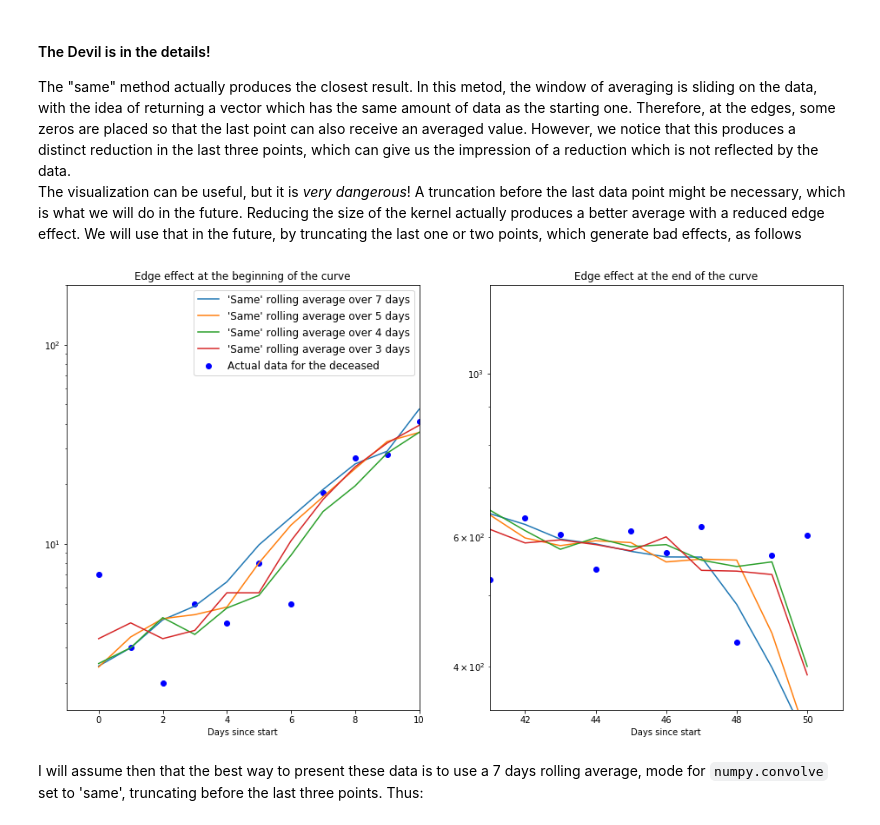
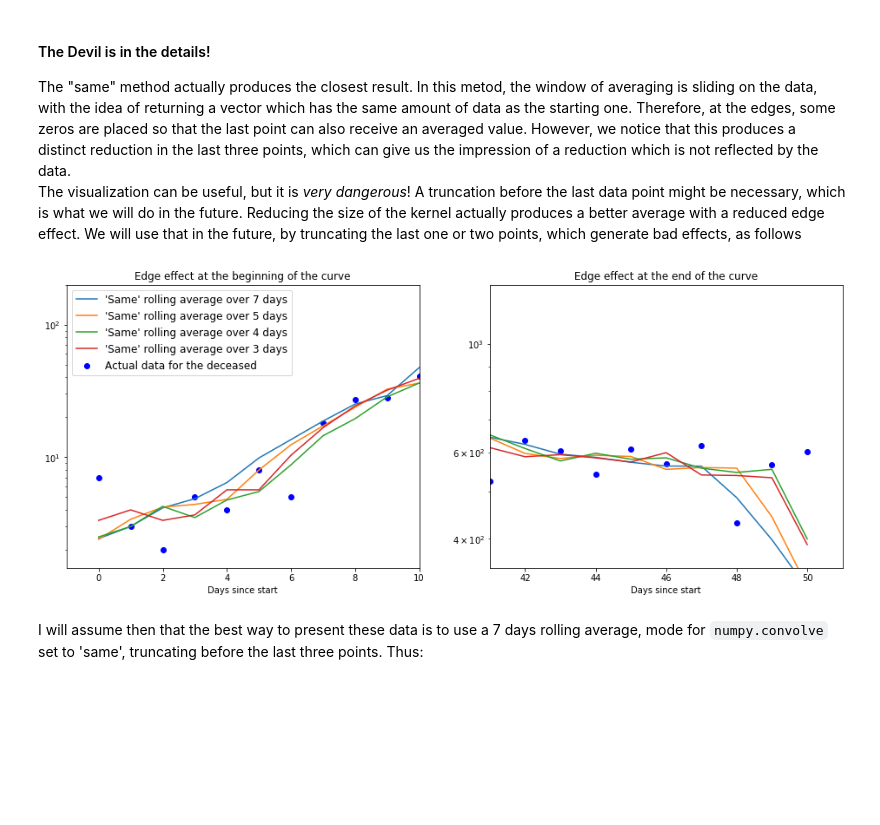
Before and after one commit to FReina/COVID-19, a Jupyter notebook: analysis_v0.2.ipynb, the cells around one changed output. Drawn from its saved outputs; the diff is of its cells as text; code cells hidden in the pictures; blank space fills up the shorter version.

```diff
--- a/analysis_v0.2.ipynb
+++ b/analysis_v0.2.ipynb
@@ -191,35 +191,35 @@ Reducing the size of the kernel actually produces a better average with a reduce
 # %%
 deceased_sameaverage = np.zeros(shape = (8,len(content_dict['deceduti'])));
 which_kernels = [7,5,4,3]
 
 for i in which_kernels:
     deceased_sameaverage[i,:] = moving_average(deceduti_giornalieri,i,mode = 'same')
 
-plt.figure(figsize = (16,9))
+plt.figure(figsize = (16,6))
 plt.subplot(121)
 plt.title('Edge effect at the beginning of the curve')
 ax = plt.gca()
 ax.scatter(np.arange(0,len(content_dict['data'])), deceduti_giornalieri, color = 'blue',label = 'Actual data for the deceased')
 for i in which_kernels:
     plt.semilogy(np.arange(0,len(content_dict['data'])),deceased_sameaverage[i,:],label = ("'Same' rolling average over " + str(i) + " days"))
 ax.set_yscale('log')
 plt.xlim((-1,10))
 plt.ylim((-1,200))
 plt.xlabel('Days since start')
 plt.legend(loc = 'best',fontsize = 'large')
 plt.subplot(122)
 plt.title('Edge effect at the end of the curve')
 ax = plt.gca()
 ax.scatter(np.arange(0,len(content_dict['data'])), deceduti_giornalieri, color = 'blue')
 for i in which_kernels:
     plt.semilogy(np.arange(0,len(content_dict['data'])),deceased_sameaverage[i,:])
 plt.xlim(len(content_dict['data'])-10,len(content_dict['data']))
 plt.ylim(bottom = deceduti_giornalieri[-30])
 plt.xlabel('Days since start')
 
 plt.show()
 # %% [output]
-[figure, old version]
+[figure, new version]
 # %% [markdown]
 I will assume then that the best way to present these data is to use a 7 days rolling average, mode for `numpy.convolve` set to 'same', truncating before the last three points. Thus:
 # %%
```
Also changed, not shown: parts of 1 cell of this notebook, 3 other files.
